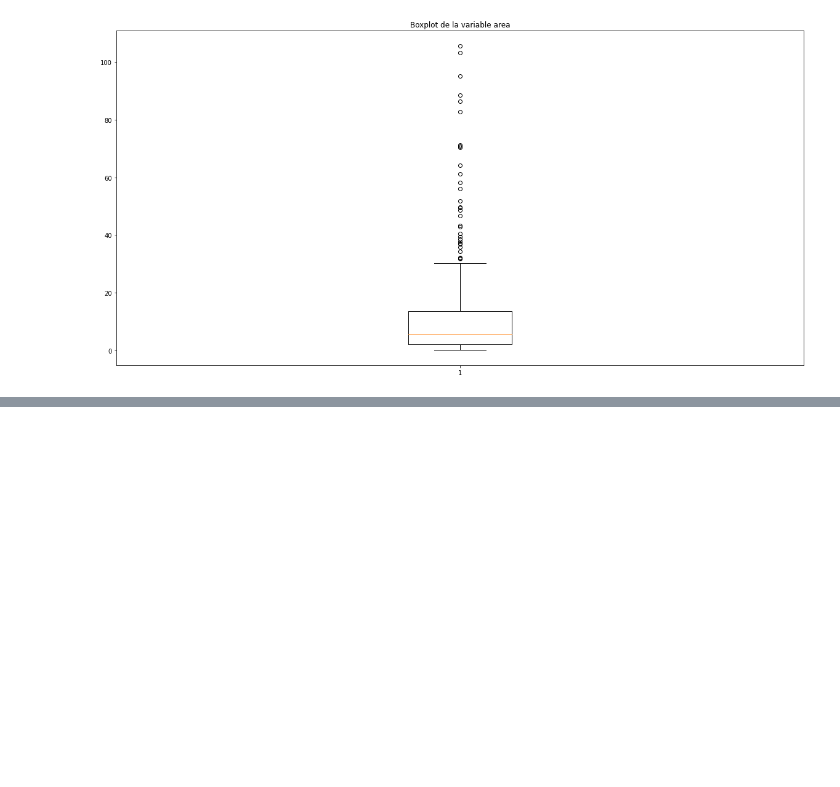
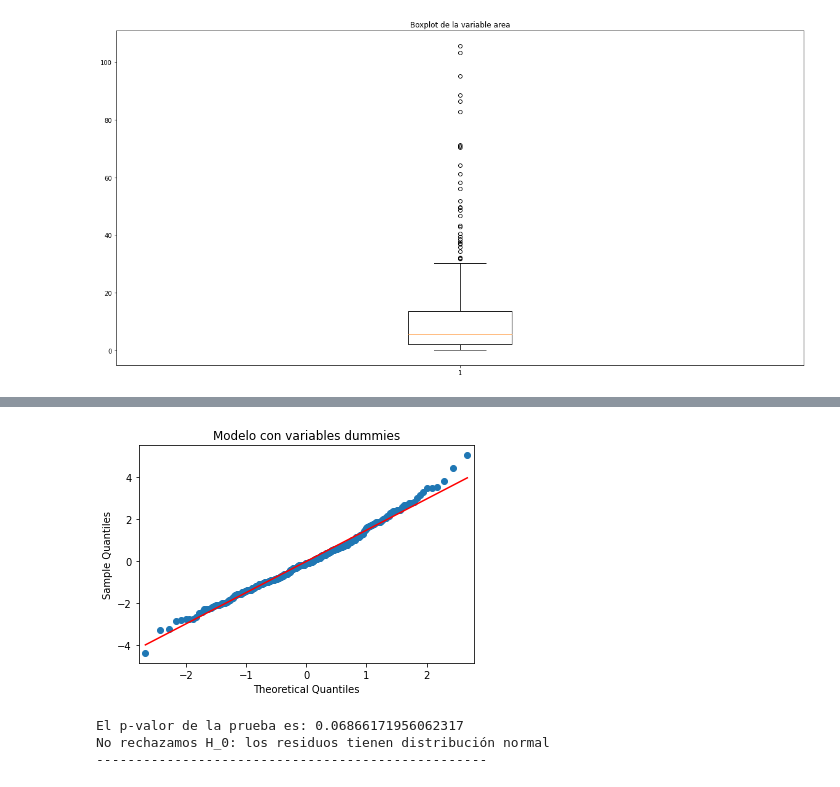
Before and after one commit to Alberto0410/Modelos-no-Parametricos-y-de-Regresion, a Jupyter notebook: Proyecto/Regresion Lineal Multiple.ipynb, the cells around one changed output, grey strips where cells are left out. Drawn from its saved outputs; the diff is of its cells as text; code cells hidden in the pictures; blank space fills up the shorter version.

```diff
--- a/Proyecto/Regresion Lineal Multiple.ipynb
+++ b/Proyecto/Regresion Lineal Multiple.ipynb
@@ -430,0 +509,19 @@ plt.show()
+# %%
+# Normalidad de los residuos usando qqplot
+sm.qqplot(model_dummies.resid, line='s')
+plt.title('Modelo con variables dummies')
+plt.show()
+# %% [output]
+[figure, added]
+# %%
+#usando shapiro
+print(f'El p-valor de la prueba es: {stats.shapiro(model_dummies.resid)[1]}')
+if stats.shapiro(model_dummies.resid)[1] > 0.05:
+    print("No rechazamos H_0: los residuos tienen distribución normal")
+else:
+    print("Rechazamos H_0: los residuos no tienen distribución normal")
+print('--------------------------------------------------\n')
+# %% [output]
+El p-valor de la prueba es: 0.06866171956062317
+No rechazamos H_0: los residuos tienen distribución normal
+--------------------------------------------------
```
Also changed, not shown: parts of 14 cells of this notebook.
